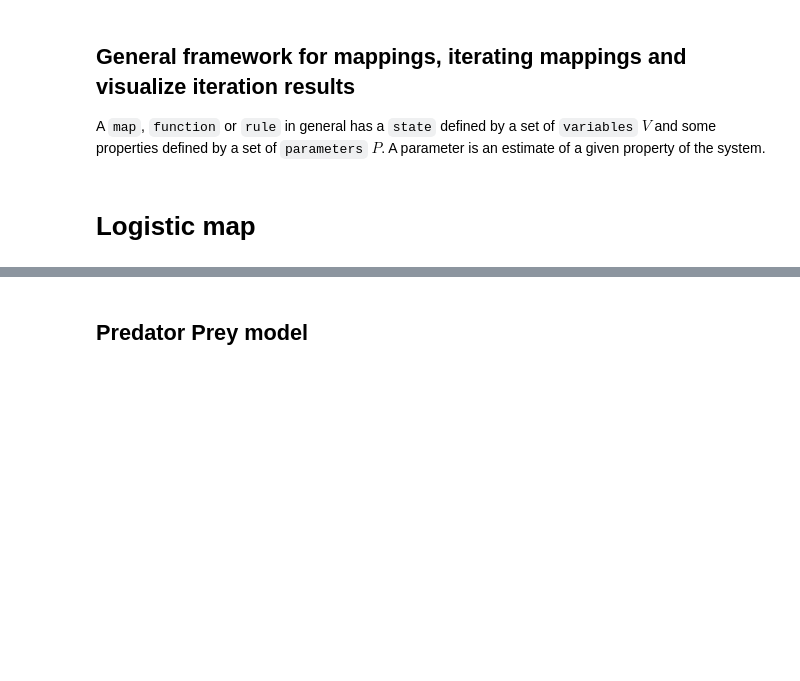
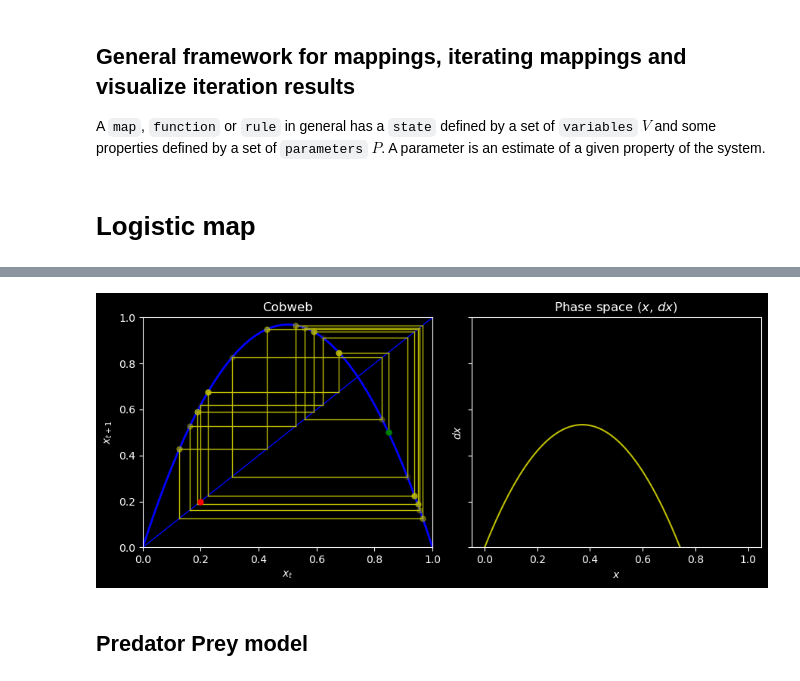
Before and after one commit to bartmarseille/iterative-maps, a Jupyter notebook: map-iterate-plot-framework.ipynb, the cells around one changed output, grey strips where cells are left out. Saved outputs shown, nothing was run; the diff lists cells and outputs as text; code cells hidden in the pictures; blank space fills up the shorter version.

```diff
--- a/map-iterate-plot-framework.ipynb
+++ b/map-iterate-plot-framework.ipynb
@@ -178,3 +142,23 @@ Text(0.5, 1.0, 'Phase space ($x$, $dx$)')
+# %%
+fig, (ax1, ax2) = plt.subplots(1, 2, figsize=(9, 4), sharey=True)
+
+V_hat = iterate(logistic_map, P, V, n=20)
+
+plot_cobweb(logistic_map, P, V_hat, ax=ax1)
+
+
+V_map = {'x': np.linspace(0.0,1.0,1000)}
+v_map = V_map['x']
+V_map_hat = logistic_map(P, V_map)
+v_map_dx = V_map_hat['x'] - v_map
+
+ax2.plot(v_map, v_map_dx)
+ax2.set_xlabel('$x$')
+ax2.set_ylabel('$dx$')
+ax2.set_title('Phase space ($x$, $dx$)')
+plt.tight_layout()
+# %% [output]
+[figure, added]
 # %% [markdown]
 ## Predator Prey model
 # %%
```
Also changed, not shown: parts of 9 cells of this notebook.
